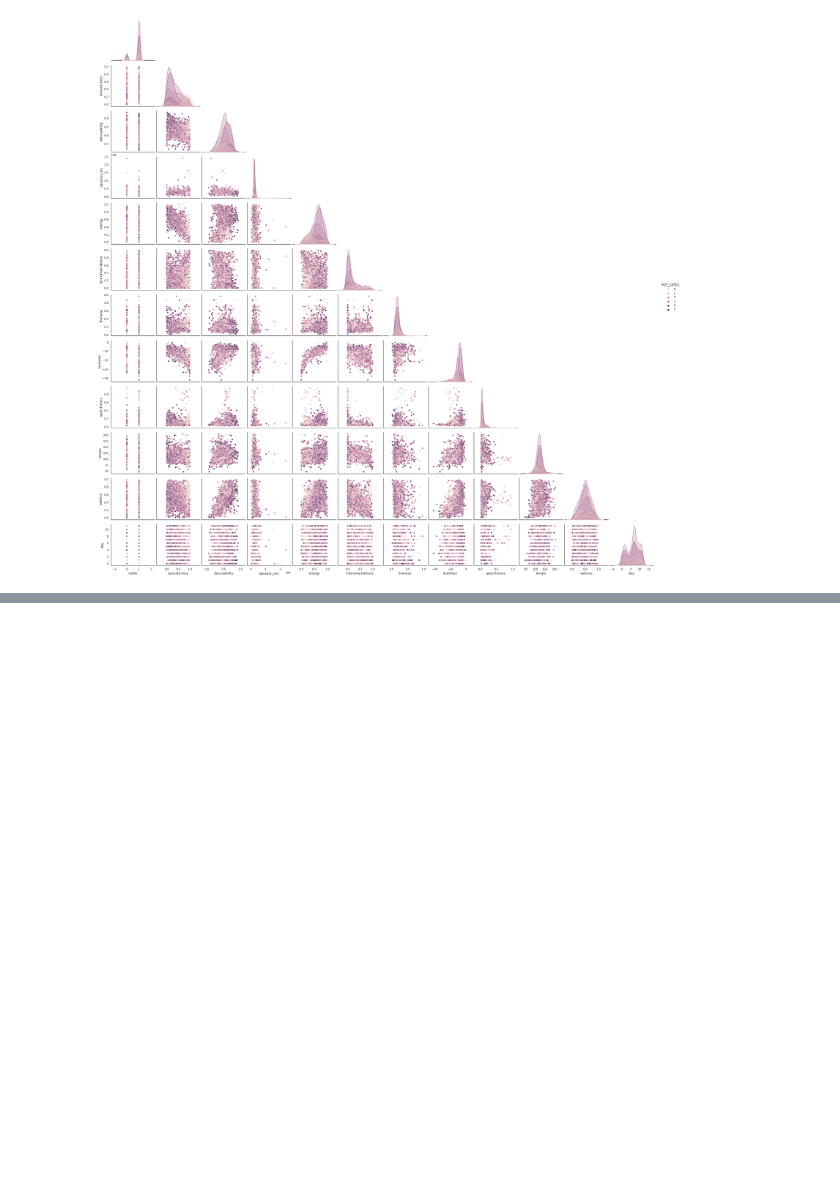
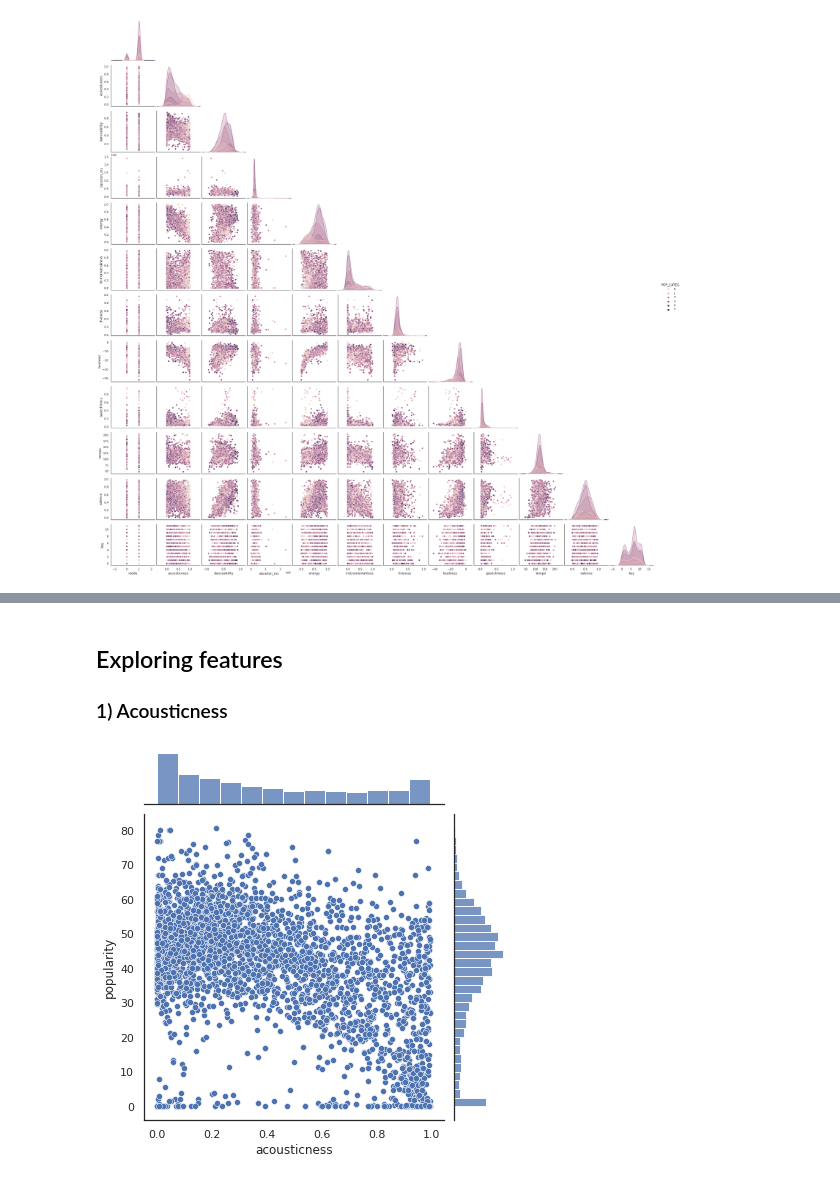
Before and after one commit to bastiendlf/Kaggle-Spotify-SDATA, a Jupyter notebook: EXERCICE_2_VISUALIZATION.ipynb, the cells around one changed output, grey strips where cells are left out. Drawn from its saved outputs; the diff is of its cells as text; code cells hidden in the pictures; blank space fills up the shorter version.

```diff
--- a/Regression.ipynb
+++ b/EXERCICE_2_VISUALIZATION.ipynb
@@ -49,0 +91,8 @@ print("end")
+# %% [markdown]
+## Exploring features
+### 1) Acousticness
+# %%
+sns.jointplot(x = 'acousticness', y = 'popularity', data = df)
+plt.show()
+# %% [output]
+[figure, added]
```
Also changed, not shown: parts of 39 cells of this notebook, 1 other file.
